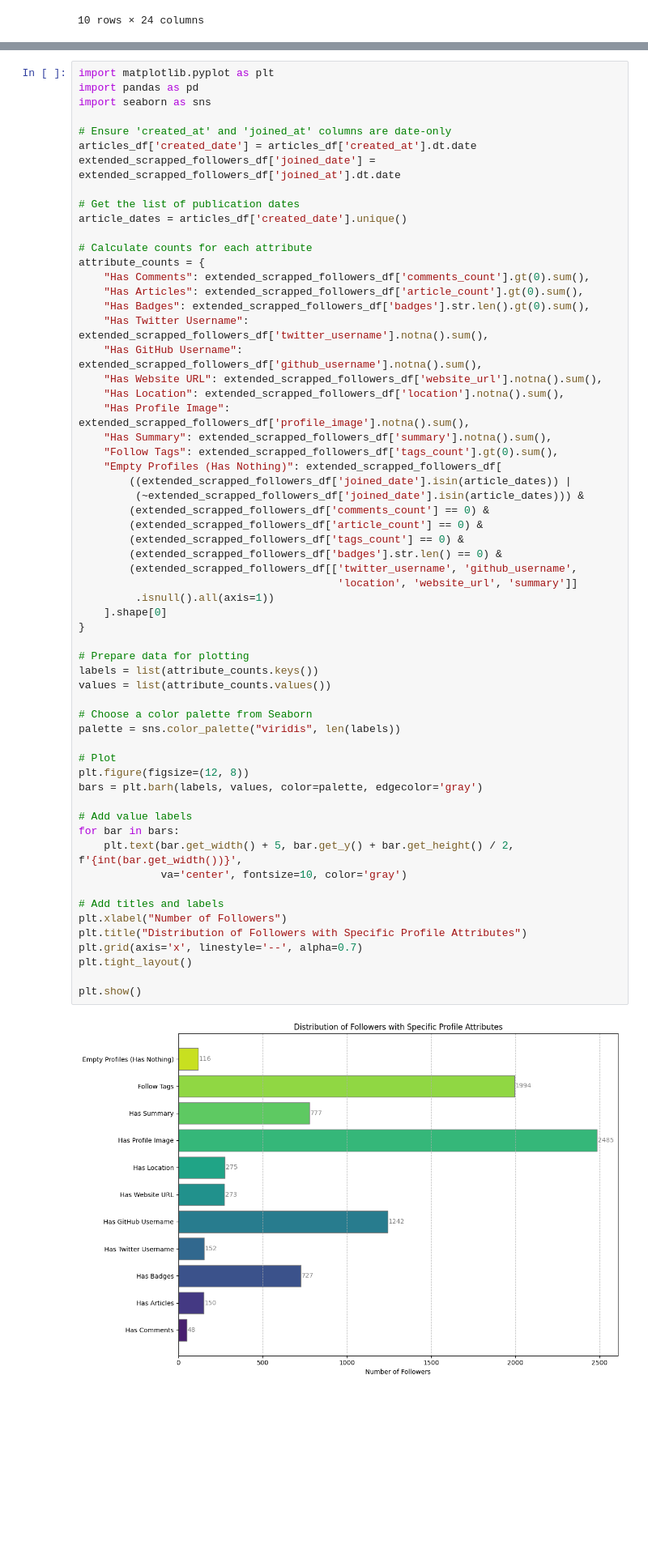
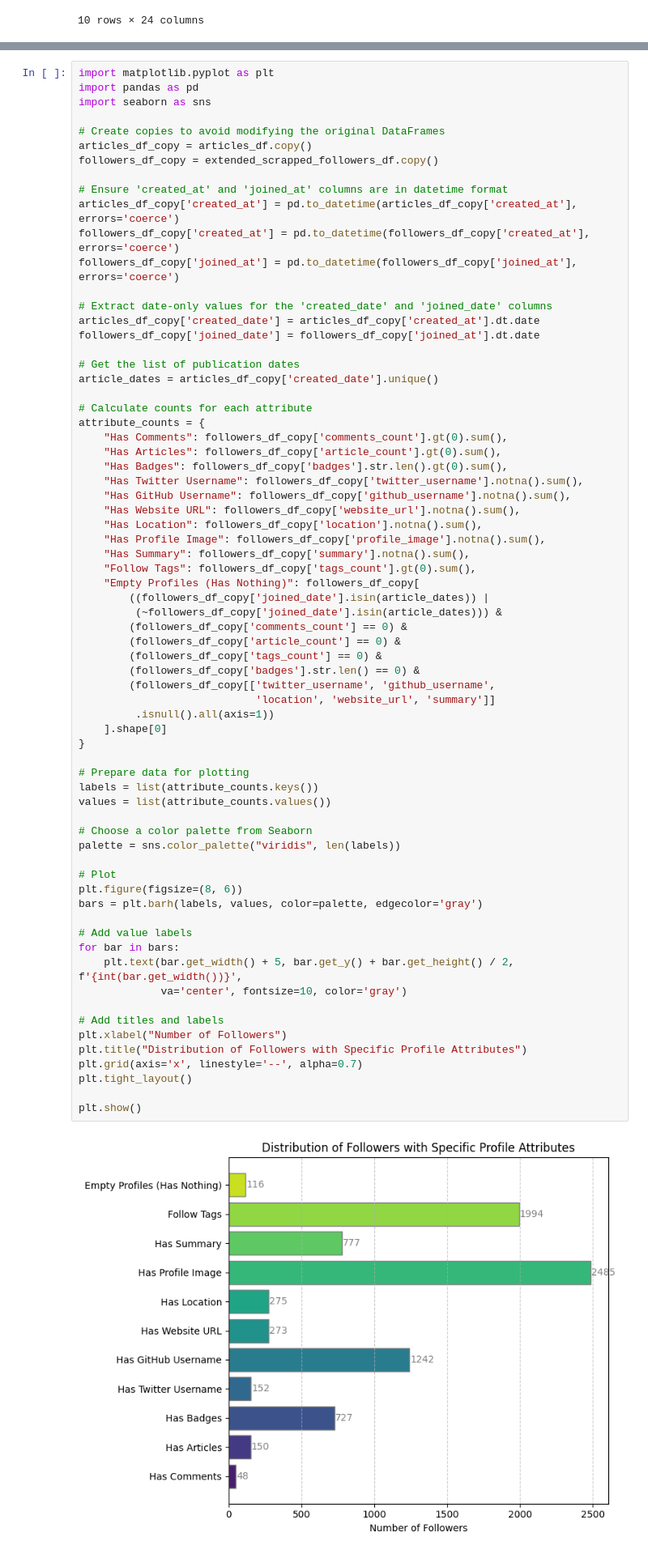
Before and after one commit to olgazju/blog_dev_to_audience_analyzer, a Jupyter notebook: analysis.ipynb, the cells around one changed output, grey strips where cells are left out. Shown at 81% size. Saved outputs shown, nothing was run; the diff lists cells and outputs as text; blank space fills up the shorter version.

```diff
--- a/analysis.ipynb
+++ b/analysis.ipynb
@@ -387,63 +381,72 @@ import matplotlib.pyplot as plt
 import pandas as pd
 import seaborn as sns
 
-# Ensure 'created_at' and 'joined_at' columns are date-only
-articles_df['created_date'] = articles_df['created_at'].dt.date
-extended_scrapped_followers_df['joined_date'] = extended_scrapped_followers_df['joined_at'].dt.date
+# Create copies to avoid modifying the original DataFrames
+articles_df_copy = articles_df.copy()
+followers_df_copy = extended_scrapped_followers_df.copy()
+
+# Ensure 'created_at' and 'joined_at' columns are in datetime format
+articles_df_copy['created_at'] = pd.to_datetime(articles_df_copy['created_at'], errors='coerce')
+followers_df_copy['created_at'] = pd.to_datetime(followers_df_copy['created_at'], errors='coerce')
+followers_df_copy['joined_at'] = pd.to_datetime(followers_df_copy['joined_at'], errors='coerce')
+
+# Extract date-only values for the 'created_date' and 'joined_date' columns
+articles_df_copy['created_date'] = articles_df_copy['created_at'].dt.date
+followers_df_copy['joined_date'] = followers_df_copy['joined_at'].dt.date
 
 # Get the list of publication dates
-article_dates = articles_df['created_date'].unique()
+article_dates = articles_df_copy['created_date'].unique()
 
 # Calculate counts for each attribute
 attribute_counts = {
-    "Has Comments": extended_scrapped_followers_df['comments_count'].gt(0).sum(),
-    "Has Articles": extended_scrapped_followers_df['article_count'].gt(0).sum(),
-    "Has Badges": extended_scrapped_followers_df['badges'].str.len().gt(0).sum(),
-    "Has Twitter Username": extended_scrapped_followers_df['twitter_username'].notna().sum(),
-    "Has GitHub Username": extended_scrapped_followers_df['github_username'].notna().sum(),
-    "Has Website URL": extended_scrapped_followers_df['website_url'].notna().sum(),
-    "Has Location": extended_scrapped_followers_df['location'].notna().sum(),
-    "Has Profile Image": extended_scrapped_followers_df['profile_image'].notna().sum(),
-    "Has Summary": extended_scrapped_followers_df['summary'].notna().sum(),
-    "Follow Tags": extended_scrapped_followers_df['tags_count'].gt(0).sum(),
-    "Empty Profiles (Has Nothing)": extended_scrapped_followers_df[
-        ((extended_scrapped_followers_df['joined_date'].isin(article_dates)) |
-         (~extended_scrapped_followers_df['joined_date'].isin(article_dates))) &
-        (extended_scrapped_followers_df['comments_count'] == 0) &
-        (extended_scrapped_followers_df['article_count'] == 0) &
-        (extended_scrapped_followers_df['tags_count'] == 0) &
-        (extended_scrapped_followers_df['badges'].str.len() == 0) &
-        (extended_scrapped_followers_df[['twitter_username', 'github_username',
-                                         'location', 'website_url', 'summary']]
+    "Has Comments": followers_df_copy['comments_count'].gt(0).sum(),
+    "Has Articles": followers_df_copy['article_count'].gt(0).sum(),
+    "Has Badges": followers_df_copy['badges'].str.len().gt(0).sum(),
+    "Has Twitter Username": followers_df_copy['twitter_username'].notna().sum(),
+    "Has GitHub Username": followers_df_copy['github_username'].notna().sum(),
+    "Has Website URL": followers_df_copy['website_url'].notna().sum(),
+    "Has Location": followers_df_copy['location'].notna().sum(),
+    "Has Profile Image": followers_df_copy['profile_image'].notna().sum(),
+    "Has Summary": followers_df_copy['summary'].notna().sum(),
+    "Follow Tags": followers_df_copy['tags_count'].gt(0).sum(),
+    "Empty Profiles (Has Nothing)": followers_df_copy[
+        ((followers_df_copy['joined_date'].isin(article_dates)) |
+         (~followers_df_copy['joined_date'].isin(article_dates))) &
+        (followers_df_copy['comments_count'] == 0) &
+        (followers_df_copy['article_count'] == 0) &
+        (followers_df_copy['tags_count'] == 0) &
+        (followers_df_copy['badges'].str.len() == 0) &
+        (followers_df_copy[['twitter_username', 'github_username',
+                            'location', 'website_url', 'summary']]
          .isnull().all(axis=1))
     ].shape[0]
 }
 
 # Prepare data for plotting
 labels = list(attribute_counts.keys())
 values = list(attribute_counts.values())
 
 # Choose a color palette from Seaborn
 palette = sns.color_palette("viridis", len(labels))
 
 # Plot
-plt.figure(figsize=(12, 8))
+plt.figure(figsize=(8, 6))
 bars = plt.barh(labels, values, color=palette, edgecolor='gray')
 
 # Add value labels
 for bar in bars:
     plt.text(bar.get_width() + 5, bar.get_y() + bar.get_height() / 2, f'{int(bar.get_width())}',
              va='center', fontsize=10, color='gray')
 
 # Add titles and labels
 plt.xlabel("Number of Followers")
 plt.title("Distribution of Followers with Specific Profile Attributes")
 plt.grid(axis='x', linestyle='--', alpha=0.7)
 plt.tight_layout()
 
 plt.show()
 # %% [output]
-[figure, old version]
+[figure, new version]
 # %%
 import matplotlib.pyplot as plt
 import pandas as pd
```
Also changed, not shown: parts of 24 cells of this notebook.
